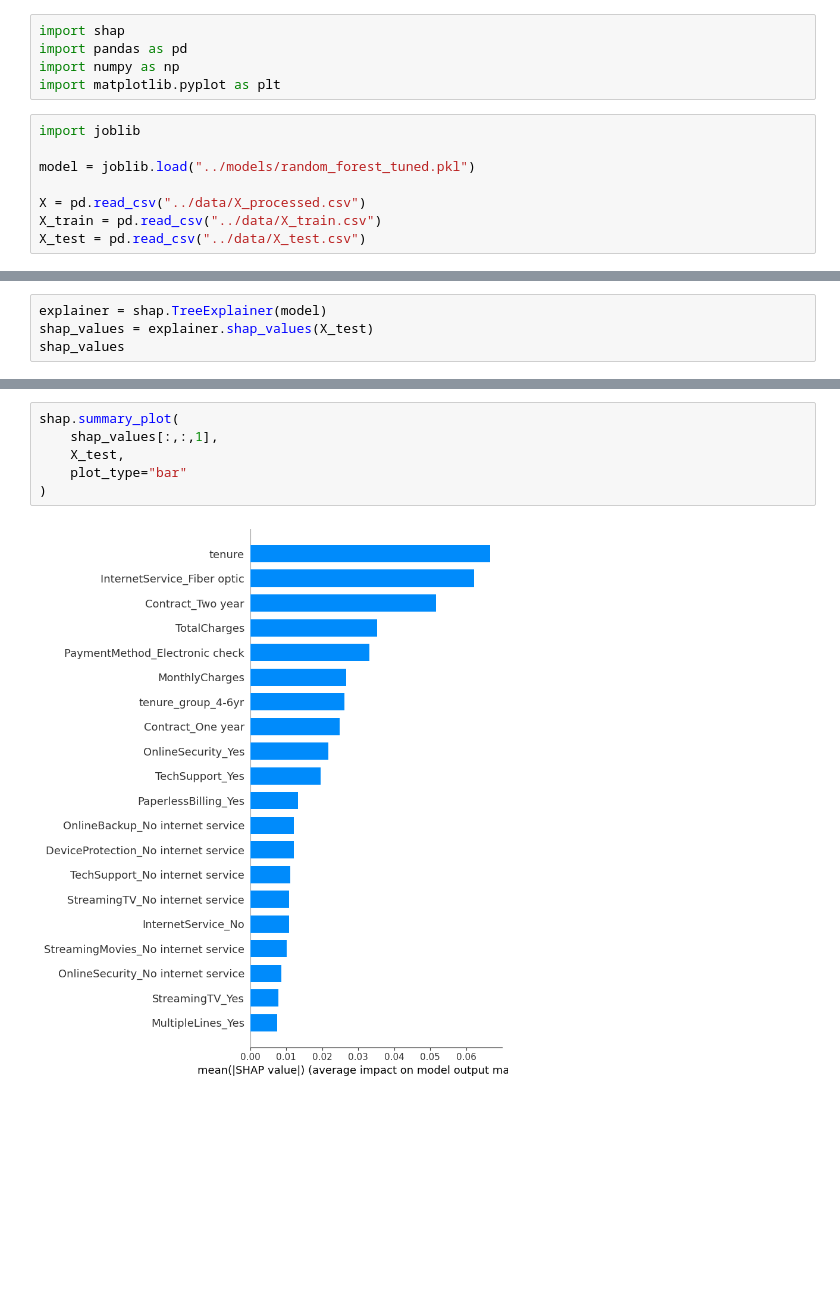
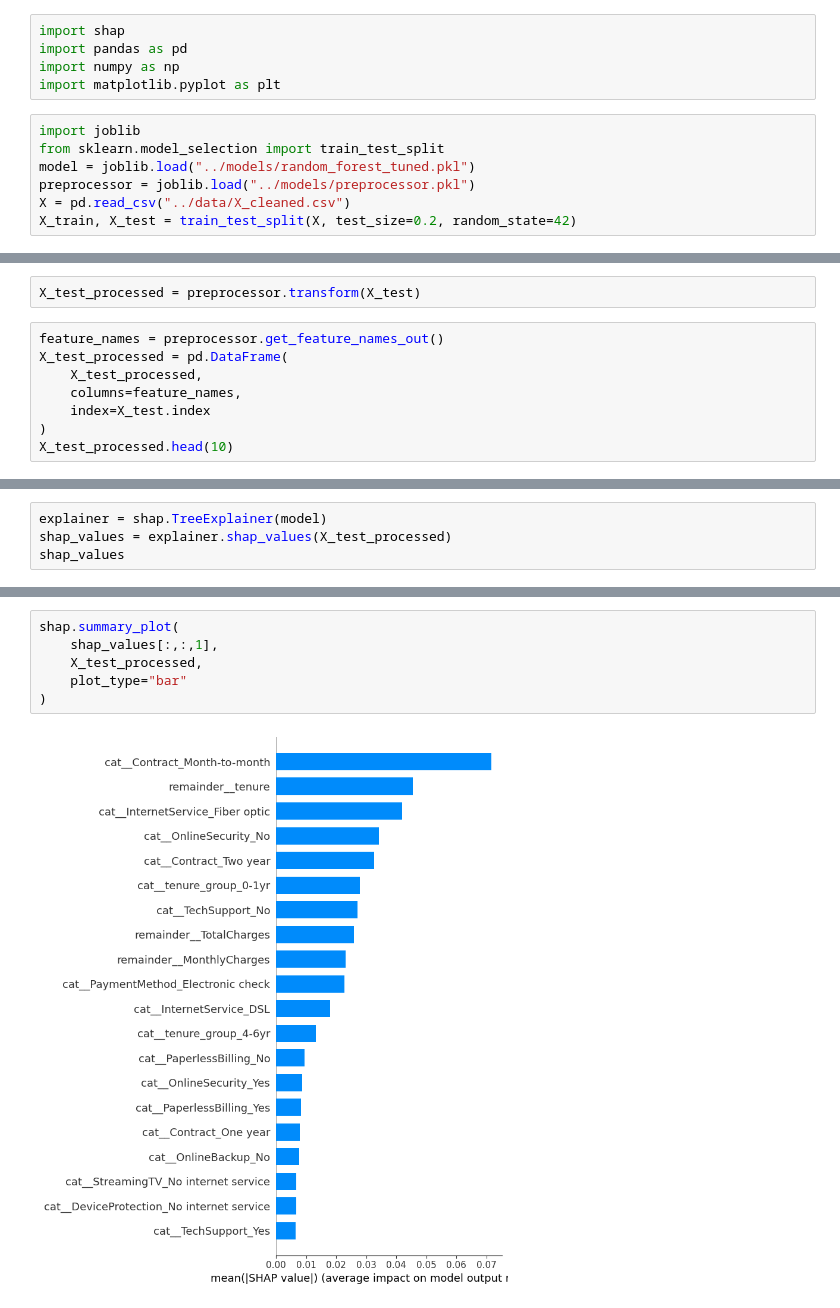
Before and after one commit to Arya-Dhawan/Customer-Churn-Prediction, a Jupyter notebook: notebooks/08_model_explainability_shap.ipynb, the cells around one changed output, grey strips where cells are left out. Saved outputs shown, nothing was run; the diff lists cells and outputs as text; blank space fills up the shorter version.

```diff
--- a/notebooks/08_model_explainability_shap.ipynb
+++ b/notebooks/08_model_explainability_shap.ipynb
@@ -5,9 +5,8 @@ import numpy as np
 import matplotlib.pyplot as plt
 # %%
 import joblib
-
+from sklearn.model_selection import train_test_split
 model = joblib.load("../models/random_forest_tuned.pkl")
-
-X = pd.read_csv("../data/X_processed.csv")
-X_train = pd.read_csv("../data/X_train.csv")
-X_test = pd.read_csv("../data/X_test.csv")
+preprocessor = joblib.load("../models/preprocessor.pkl")
+X = pd.read_csv("../data/X_cleaned.csv")
+X_train, X_test = train_test_split(X, test_size=0.2, random_state=42)
@@ -18,0 +13,10 @@ https://scikit-learn.org/stable/model_persistence.html#security-maintainability-
+# %%
+X_test_processed = preprocessor.transform(X_test)
+# %%
+feature_names = preprocessor.get_feature_names_out()
+X_test_processed = pd.DataFrame(
+    X_test_processed,
+    columns=feature_names,
+    index=X_test.index
+)
+X_test_processed.head(10)
@@ -19,5 +36,5 @@ https://scikit-learn.org/stable/model_persistence.html#security-maintainability-
 # %%
 explainer = shap.TreeExplainer(model)
-shap_values = explainer.shap_values(X_test)
+shap_values = explainer.shap_values(X_test_processed)
 shap_values
 # %% [output]
@@ -45,10 +62,10 @@ shap.summary_plot(shap_values[:,:,1], X_test)
 # %%
 shap.summary_plot(
     shap_values[:,:,1],
-    X_test,
+    X_test_processed,
     plot_type="bar"
 )
 # %% [output]
-[figure, old version]
+[figure, new version]
 # %%
 shap.dependence_plot(
```
Also changed, not shown: parts of 5 cells of this notebook, 1 other file.
